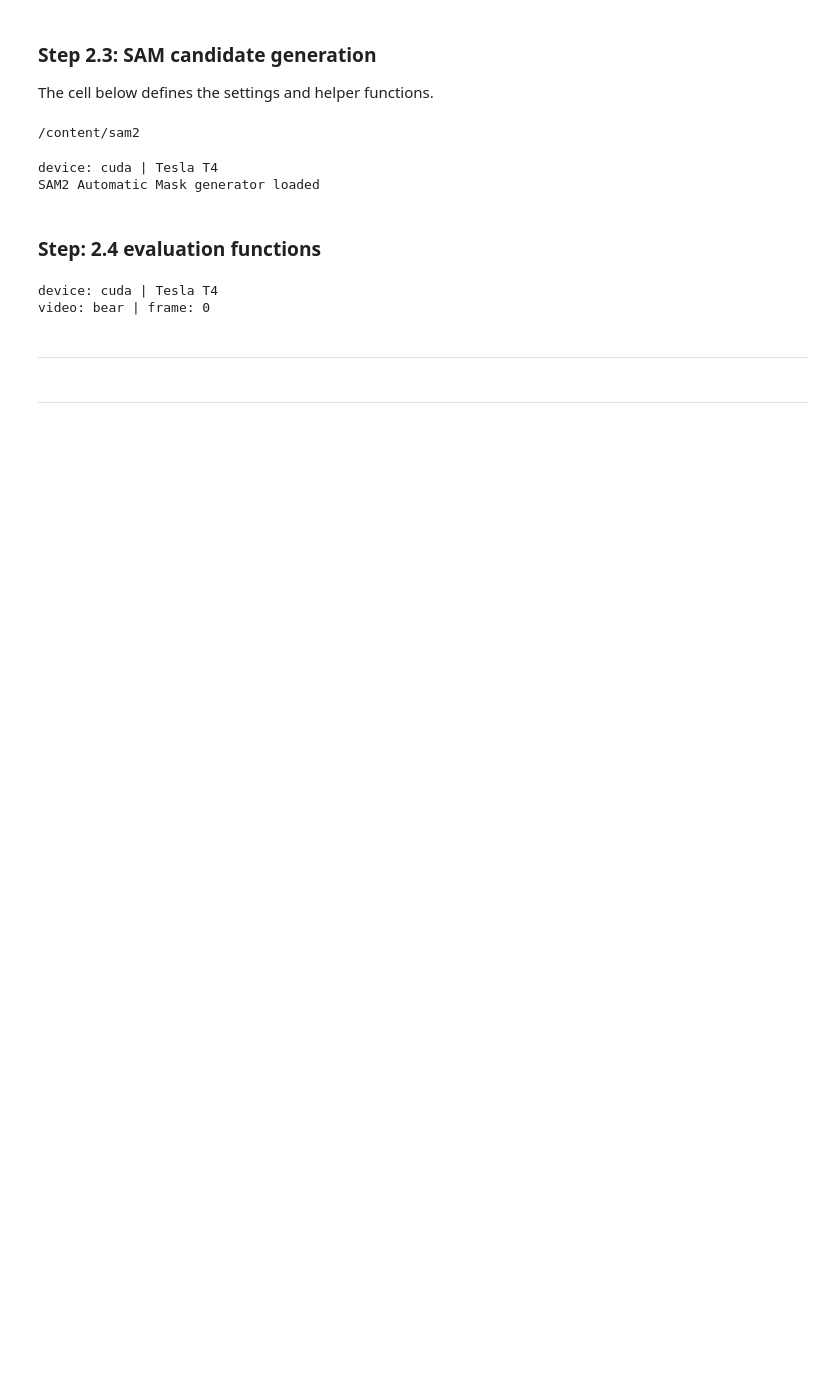
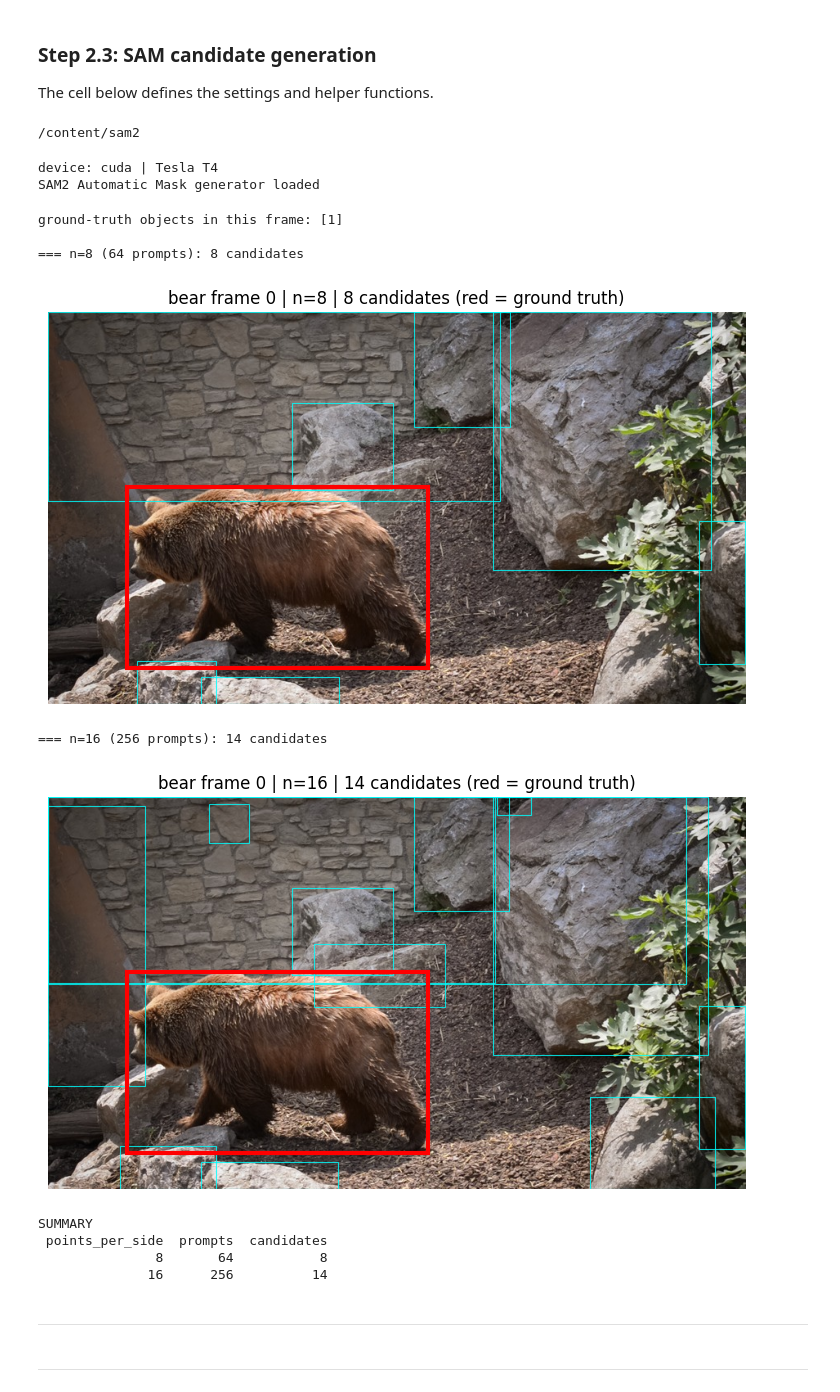
Before and after one commit to itspratigya/query-by-image-vos-and-tracking, a Jupyter notebook: notebooks/query_by_image_vos_tracking_final.ipynb, the cells around one changed output. Drawn from its saved outputs; the diff is of its cells as text; code cells hidden in the pictures; blank space fills up the shorter version.

```diff
--- a/notebooks/query_by_image_vos_tracking_final.ipynb
+++ b/notebooks/query_by_image_vos_tracking_final.ipynb
@@ -199,7 +183,3 @@ def coverage(cands, gt):
-# %%
-def cand_boxes_xyxy(cands):
-    return [[c["bbox"][0], c["bbox"][1], c["bbox"][0] + c["bbox"][2], c["bbox"][1] + c["bbox"][3]]
-            for c in cands]          # SAM 2 boxes are x, y, width, height
 # %%
 import matplotlib.pyplot as plt
 import matplotlib.patches as patches
@@ -219,5 +199,3 @@ def draw(img, cands, gt, title, path):
     ax.set_title(title)
     fig.savefig(path, dpi=130, bbox_inches="tight")
     plt.show()
-# %% [markdown]
-### Step: 2.4 evaluation functions
@@ -239,18 +202,46 @@ def mask_iou(a, b):
-# %%
-import os, time
-
-
-# ---------------- settings you can change ----------------
-VIDEO = "bear"          # None = first video in the val list
-FRAME = 0               # frame index to test
-GRIDS = [8, 16]         # points_per_side values to compare
-POINTS_PER_BATCH = 32   # lower to 32 or 16 if you get CUDA out-of-memory
-IOU_THR = 0.5
-# ---------------------------------------------------------
-os.makedirs(OUT, exist_ok=True)
-# %% [output]
-device: cuda | Tesla T4
-video: bear | frame: 0
+# %%
+# Run n=8 and n=16 on one DAVIS frame and draw the boxes.
+
+VIDEO = "bear"
+FRAME = 0
+GRIDS = [8, 16]         # points_per_side values to compare
+IOU_THR = 0.5
+
+os.makedirs(OUT, exist_ok=True)
+
+img, gt = load_frame(VIDEO, FRAME)
+print("ground-truth objects in this frame:", list(gt.keys()))
+
+_ = run_generator(img, 4) #warm-up for CUDA start-up
+
+summary = []
+for n in GRIDS:
+    cands = run_generator(img, n)
+    summary.append({"points_per_side": n,
+                    "prompts": n * n,
+                    "candidates": len(cands)}
+                   )
+    print(f"\n=== n={n} ({n*n} prompts): {len(cands)} candidates")
+
+    draw(img,
+         cands,
+         gt,
+         f"{VIDEO} frame {FRAME} | n={n} | {len(cands)} candidates (red = ground truth)",
+         f"{OUT}/{VIDEO}_f{FRAME}_n{n}.png"
+         )
+
+print("\nSUMMARY"); print(pd.DataFrame(summary).to_string(index=False))
+# %% [output]
+ground-truth objects in this frame: [1]
+
+=== n=8 (64 prompts): 8 candidates
+[figure, added]
+=== n=16 (256 prompts): 14 candidates
+[figure, added]
+SUMMARY
+ points_per_side  prompts  candidates
+               8       64           8
+              16      256          14
 # %% [markdown]
 ------------------------------------------------------------------
 # %% [markdown]
```
Also changed, not shown: parts of 17 cells of this notebook, 2 other files.
